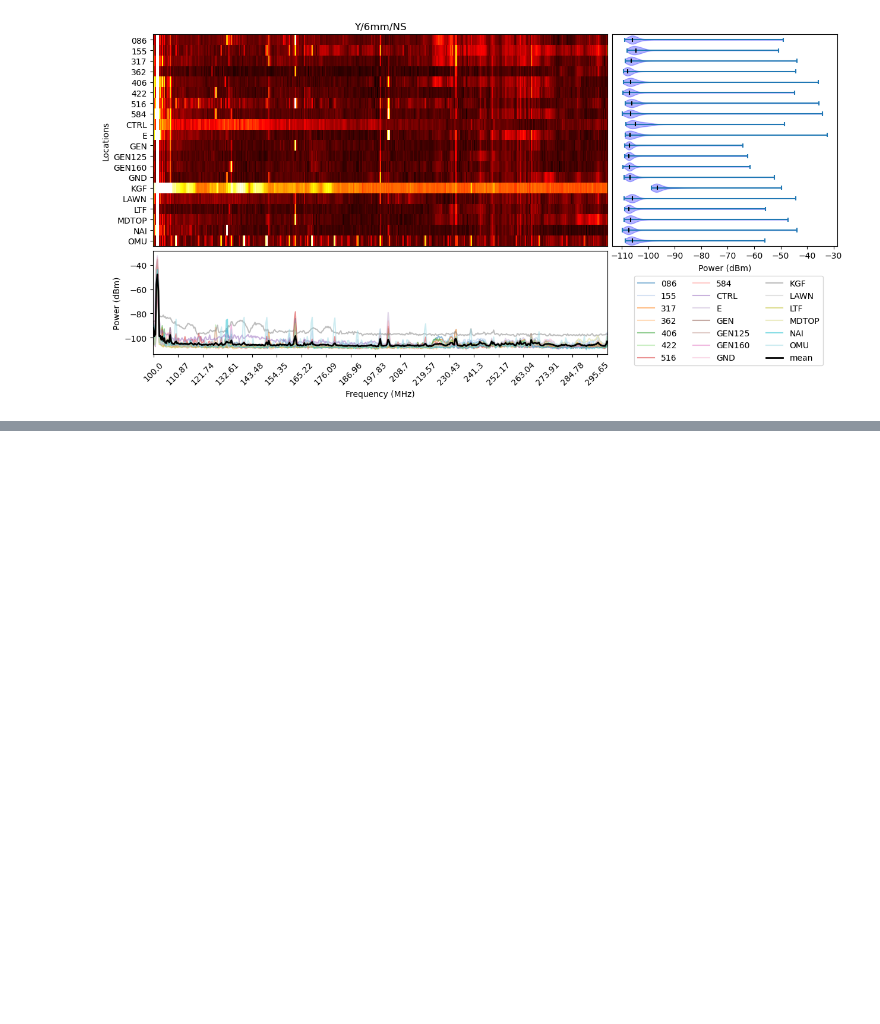
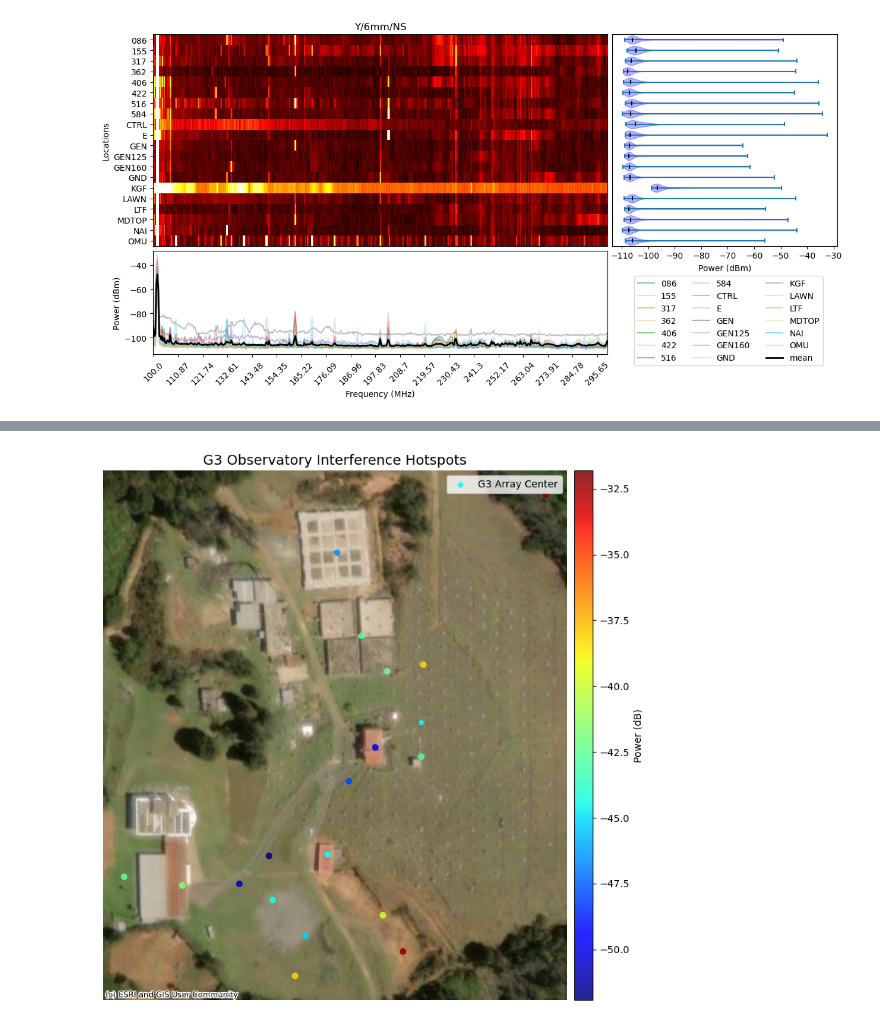
Before and after one commit to mugundhan1/radio_cr, a Jupyter notebook: rfi_data_analysis.ipynb, the cells around one changed output, grey strips where cells are left out. Drawn from its saved outputs; the diff is of its cells as text; code cells hidden in the pictures; blank space fills up the shorter version.

```diff
--- a/rfi_data_analysis.ipynb
+++ b/rfi_data_analysis.ipynb
@@ -235,0 +389,88 @@ Text(0.5, 1.0, 'Y/6mm/NS')
+# %%
+import contextily as ctx
+from shapely.geometry import Point
+import geopandas as gpd
+
+gdf_x = gpd.GeoDataFrame(
+    {"power_dB": pwr_combined[:,0]},
+    geometry=[Point(lon, lat) for lat, lon in latlon_combined],
+    crs="EPSG:4326"
+)
+
+# Array center
+center_gdf = gpd.GeoDataFrame(
+    geometry=[Point(g3_array_center[1], g3_array_center[0])],
+    crs="EPSG:4326"
+)
+
+# Reproject for basemap
+gdf = gdf_x.to_crs(epsg=3857)
+center_gdf = center_gdf.to_crs(epsg=3857)
+
+# -----------------------------
+# Plot
+# -----------------------------
+fig, ax = plt.subplots(figsize=(8, 8))
+'''
+gdf.plot(
+    ax=ax,
+    column="power_dB",
+    cmap="jet",
+    markersize=32,
+    legend=True,
+    alpha=0.85
+)
+'''
+scatter = ax.scatter(
+    gdf.geometry.x,
+    gdf.geometry.y,
+    c=gdf["power_dB"],
+    cmap="jet",
+    s=32,
+    alpha=0.85
+)
+
+# Mark array center
+'''
+center_gdf.plot(
+    ax=ax,
+    marker="*",
+    color="cyan",
+    markersize=32,
+    label="G3 Array Center"
+)
+'''
+center_gdf.plot(
+    ax=ax,
+    marker="*",
+    color="cyan",
+    markersize=32,
+    label="G3 Array Center"
+)
+
+ctx.add_basemap(
+    ax,
+    source=ctx.providers.Esri.WorldImagery,
+    zoom=18,
+    crs='epsg:3857',
+    attribution='(c) ESRI and GIS User Community'
+)
+
+ax.set_title("G3 Observatory Interference Hotspots", fontsize=14)
+ax.set_axis_off()
+ax.legend()
+
+#plt.tight_layout()
+#plt.show()
+
+from mpl_toolkits.axes_grid1 import make_axes_locatable
+divider = make_axes_locatable(ax)
+cax = divider.append_axes("right", size="4%", pad=0.1)
+
+cbar = plt.colorbar(scatter, cax=cax)
+cbar.set_label("Power (dB)")
+
+plt.tight_layout()
+plt.show()
+# %% [output]
+[figure, added]
```
Also changed, not shown: parts of 8 cells of this notebook.
